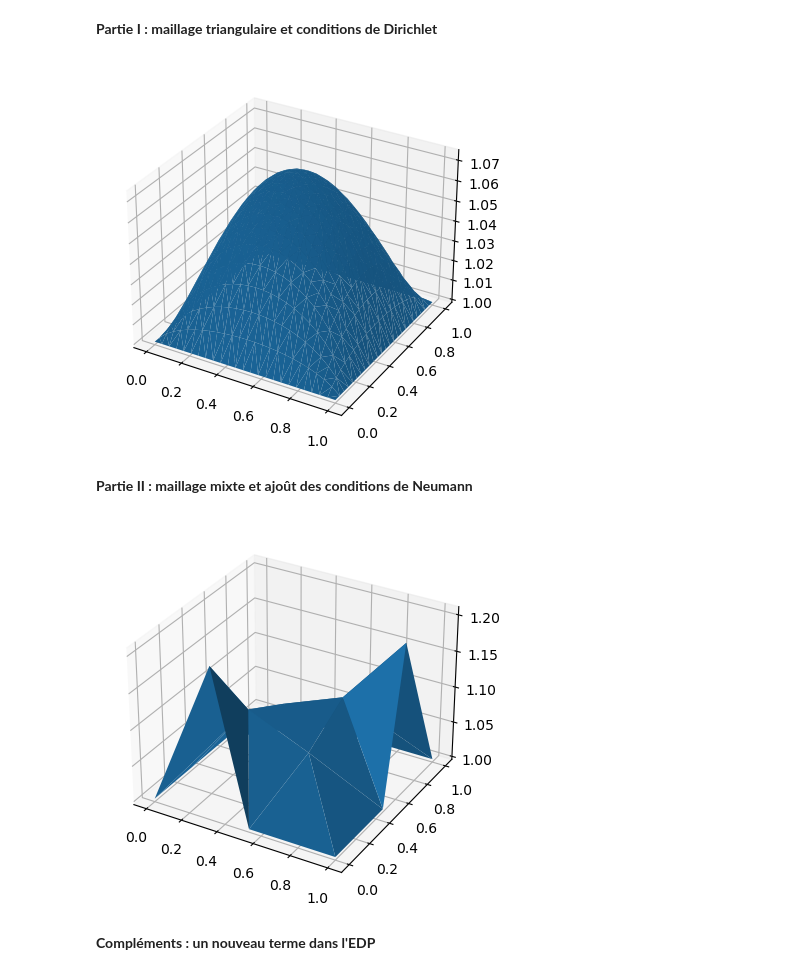
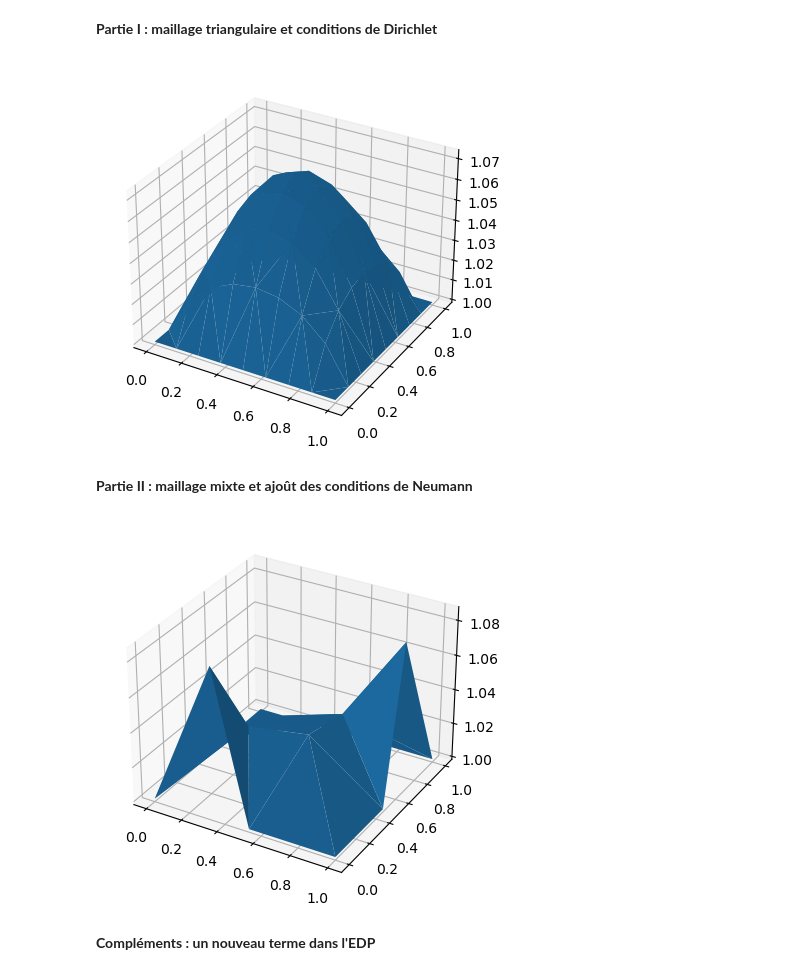
Before and after one commit to Deep-unlearning/2A, a Jupyter notebook: EDP/TP-EDP.ipynb, the cells around one changed output. Saved outputs shown, nothing was run; the diff lists cells and outputs as text; code cells hidden in the pictures.

```diff
--- a/EDP/TP-EDP.ipynb
+++ b/EDP/TP-EDP.ipynb
@@ -176,11 +288,11 @@ def assemblage_triangle(elements3, coordinates, dirichlet):
 
     return uh, amod, bmod
 # %%
-coordinates, elements3, dirichlet, neumann = maillage(25)
+coordinates, elements3, dirichlet, neumann = maillage(9)
 uh,a,b = assemblage_triangle(elements3, coordinates, dirichlet)
 show(coordinates, (uh[:,0]))
 # %% [output]
-[figure, old version]
+[figure, new version]
 # %% [markdown]
 **Partie II : maillage mixte et ajoût des conditions de Neumann**
 # %%
@@ -216,6 +309,43 @@ def raideur_quadrangle(sommets):
+# %%
+#calcul de la matrice de raideur élémentaire relative à un élément quadrangle
+#sommets : sommets d'un quadrangle dans le sens antihoraire
+def raideur_quadrangle(sommets):
+    a1,a2,a3,a4 = sommets
+    # Calcul de la matrice J et des éléments utiles aux calculs
+    J = np.array([[a2[0]-a1[0], a4[0]-a1[0]],[a2[1]-a1[1], a4[1]-a1[1]]])
+    Jnorm = np.linalg.norm(J)
+    alpha = np.linalg.det(J)
+    SJinv = np.linalg.inv(np.transpose(J).dot(J))
+    a,b,c = SJinv[0,0],SJinv[0,1],SJinv[1,1]
+
+    # calcul des coefficients de M en fonction de la valeur
+    # touvée par le calcul des intégrales
+    m = np.zeros((4,4))
+    m[0,0] = (2*a + 3*b + 2*c)
+    m[1,1] = (2*a - 3*b + 2*c)
+    m[2,2] = (2*a + 3*b + 2*c)
+    m[3,3] = (2*a - 3*b + 2*c)
+
+    m[0,1] = (-2*a + c)
+    m[0,2] = (-a -3*b - c)
+    m[0,3] = (a - 2*c)
+    m[1,2] = (a - 2*c)
+    m[1,3] = (-a + 3*b - c)
+    m[2,3] = (-2*a + c)
+
+    m[1,0] = (-2*a + c)
+    m[2,0] = (-a -3*b - c)
+    m[3,0] = (a - 2*c)
+    m[2,1] = (a - 2*c)
+    m[3,1] = (-a + 3*b - c)
+    m[3,2] = (-2*a + c)
+
+    m = m*(Jnorm/6)
+
+    return m, alpha
 # %%
 #Assemblage de la matrice dans le cas d'un maillage uniquement constitué de rectangles
-def assemblage_quadrangle(elements3, elements4, coordinates, dirichlet, neumann):
+def assemblage_mixte(elements3, elements4, coordinates, dirichlet, neumann):
     l = len(coordinates)
     a = np.zeros((l,l))
     b = np.zeros((l,1))
@@ -252,7 +382,7 @@ def assemblage_quadrangle(elements3, elements4, coordinates, dirichlet, neumann)
             #Approximation pour la quadrature du second membre
             b[elements4[i][j]] += (alpha/4) * f(cg[0],cg[1])
 
-    # conditions de Dirichlet
+     # conditions de Dirichlet
     def ud(x,y):
         return 1
 
@@ -294,9 +424,9 @@ def assemblage_quadrangle(elements3, elements4, coordinates, dirichlet, neumann)
 
     return uh, amod, bmod
 # %%
-uh,ah,bh=assemblage_quadrangle(e3, e4, ccs, dds, nns)
+uh,ah,bh=assemblage_mixte(e3, e4, ccs, dds, nns)
 show(ccs, (uh[:,0]))
 # %% [output]
-[figure, old version]
+[figure, new version]
 # %% [markdown]
 **Compléments  :  un nouveau terme dans l'EDP**
```
Also changed, not shown: parts of 9 cells of this notebook.
